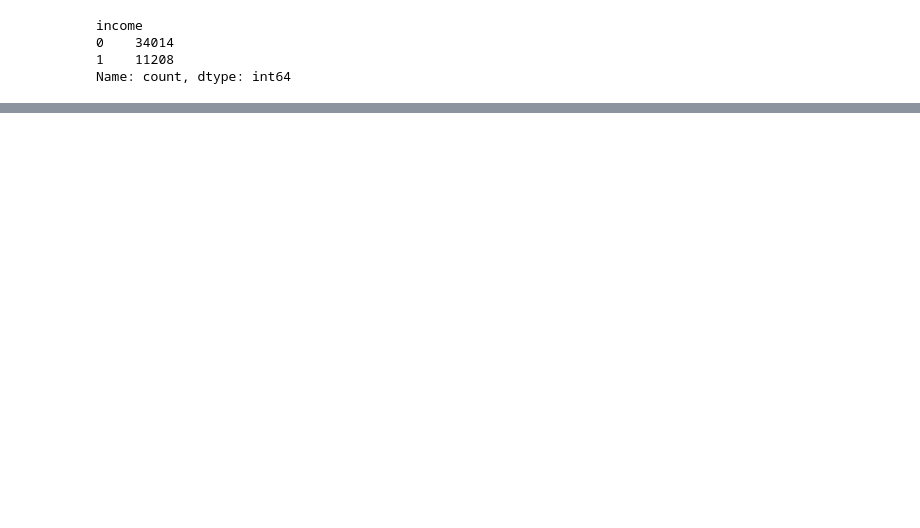
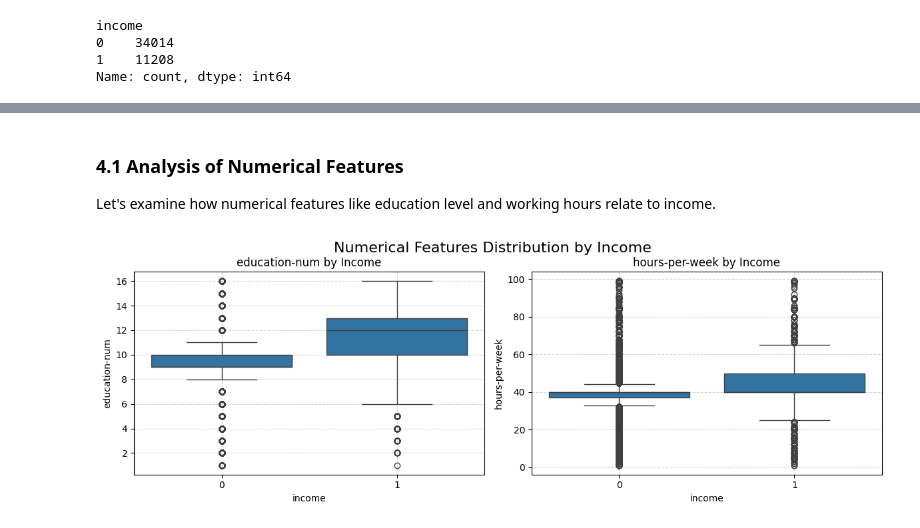
Before and after one commit to jcp-tech/Seneca_Class_Notes, a Jupyter notebook: Semester 1/AIG100 - Machine Learing/Project 3/Project 3 - AIG100 - Jonathan Chacko.ipynb, the cells around one changed output, grey strips where cells are left out. Drawn from its saved outputs; the diff is of its cells as text; code cells hidden in the pictures; blank space fills up the shorter version.

```diff
--- a/Semester 1/AIG100 - Machine Learing/Project 3/Project 3 - AIG100 - Jonathan Chacko.ipynb
+++ b/Semester 1/AIG100 - Machine Learing/Project 3/Project 3 - AIG100 - Jonathan Chacko.ipynb
@@ -233,0 +223,24 @@ This data cleaning approach ensures we have high-quality, consistent data for ou
+# %%
+# Separate features
+numerical_features_temp = df.select_dtypes(include=['int64', 'float64']).drop(columns=['income', 'capital-profit']).columns.tolist()
+categorical_features_temp = df.select_dtypes(include=['object', 'category']).columns.tolist()
+# %% [markdown]
+### 4.1 Analysis of Numerical Features
+Let's examine how numerical features like education level and working hours relate to income.
+# %%
+# === NUMERICAL FEATURES ===
+num_cols = 2
+num_rows = math.ceil(len(numerical_features_temp) / num_cols)
+plt.figure(figsize=(num_cols * 6, num_rows * 4))
+
+for i, feature in enumerate(numerical_features_temp):
+    plt.subplot(num_rows, num_cols, i + 1)
+    sns.boxplot(data=df, x='income', y=feature)
+    plt.title(f"{feature} by Income")
+    plt.grid(True, linestyle='--', alpha=0.5)
+    plt.tight_layout()
+
+plt.suptitle("Numerical Features Distribution by Income", y=1.02, fontsize=16)
+plt.show()
+# %% [output]
+[figure, added]
```
Also changed, not shown: parts of 70 cells of this notebook, 11 other files.
